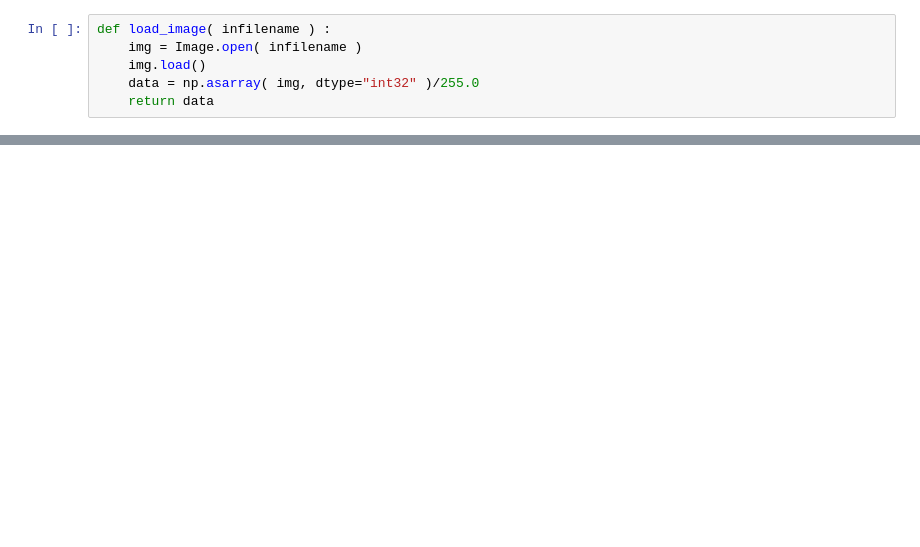
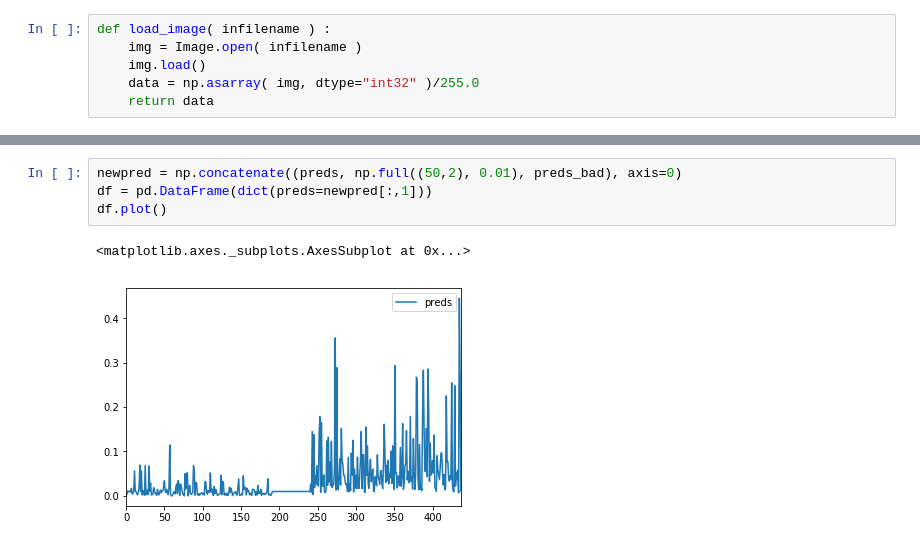
Before and after one commit to test-v1/notebooks-1, a Jupyter notebook: 3dprinting/validation.ipynb, the cells around one changed output, grey strips where cells are left out. Cells and saved outputs as stored; diff of their text form; blank space fills up the shorter version.

```diff
--- a/3dprinting/validation.ipynb
+++ b/3dprinting/validation.ipynb
@@ -100,0 +102,7 @@ df.plot()
+# %%
+newpred = np.concatenate((preds, np.full((50,2), 0.01), preds_bad), axis=0)
+df = pd.DataFrame(dict(preds=newpred[:,1]))
+df.plot()
+# %% [output]
+<matplotlib.axes._subplots.AxesSubplot at 0x...>
+[figure, added]
```
Also changed, not shown: parts of 5 cells of this notebook.
